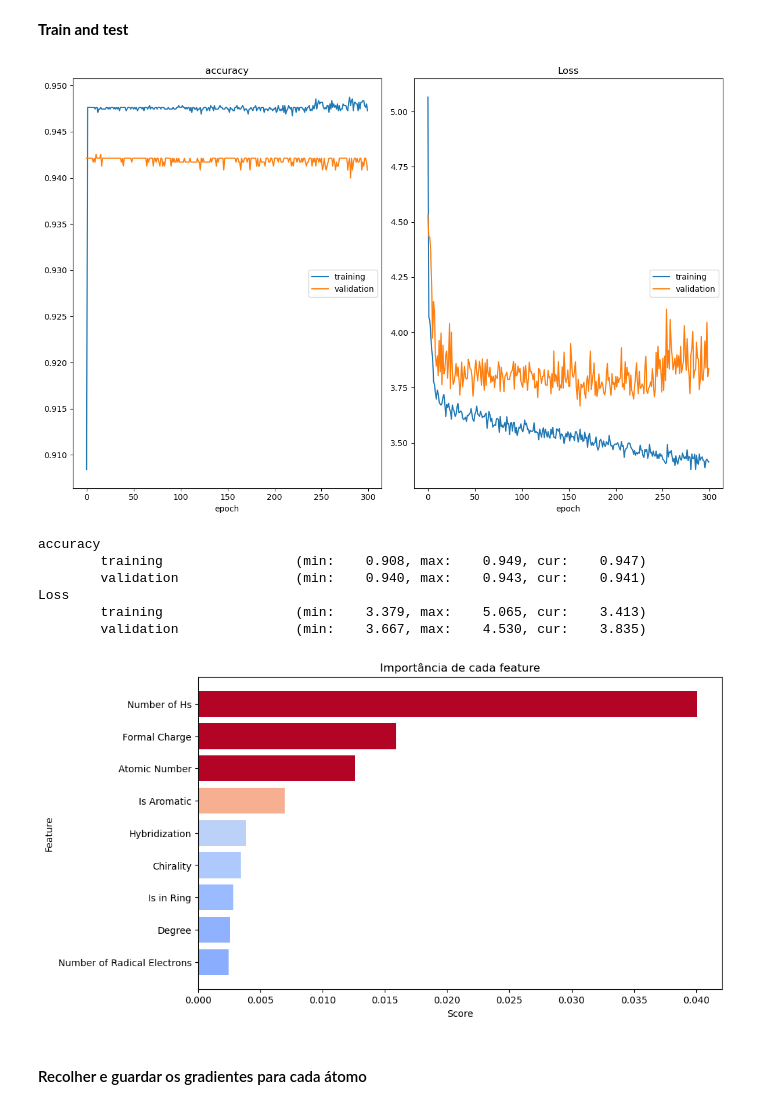
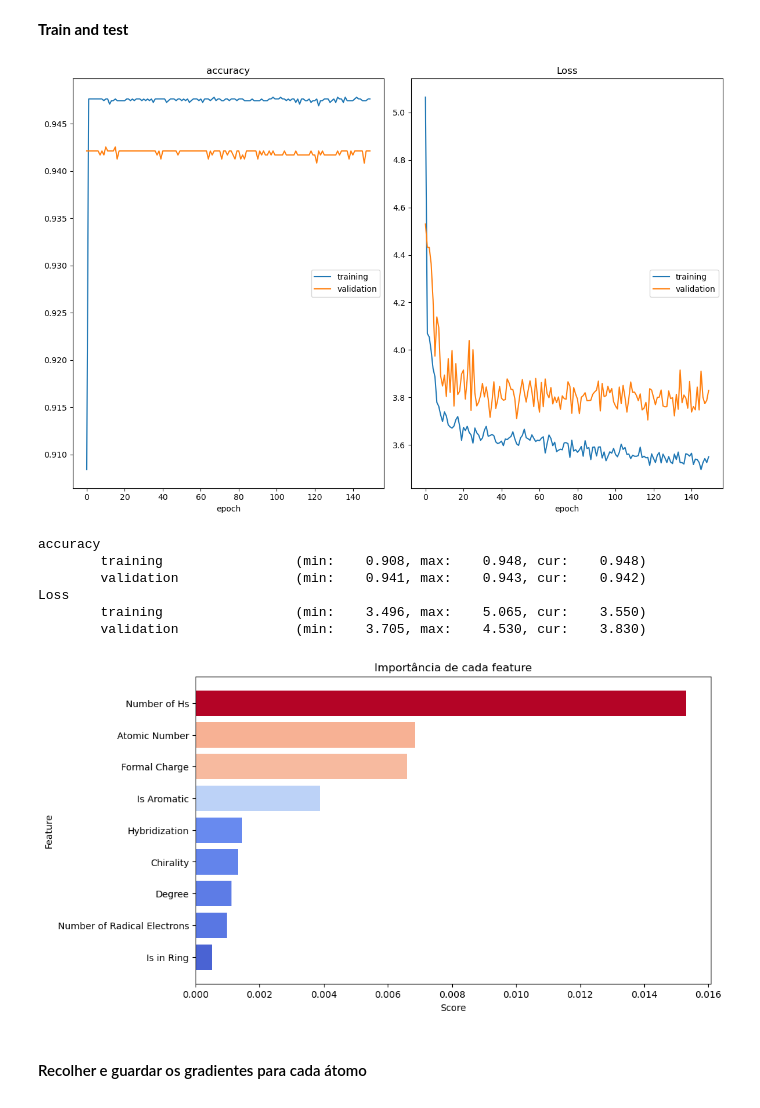
Before and after one commit to BernardGeorges/ProjetoAP, a Jupyter notebook: chemical_interaction.ipynb, the cells around one changed output. Drawn from its saved outputs; the diff is of its cells as text; code cells hidden in the pictures.

```diff
--- a/chemical_interaction.ipynb
+++ b/chemical_interaction.ipynb
@@ -217,6 +220,7 @@ from torch_geometric.data import Data
 def molecule_to_graph(strsmiles,label,mol):
 
     xs = []
+    additional_properties = []
 
     for atom in mol.GetAtoms():
 
@@ -250,7 +254,7 @@ def molecule_to_graph(strsmiles,label,mol):
 
     edge_index = torch.tensor(edge_indices)
     edge_index = edge_index.t().to(torch.long).view(2, -1)
-    edge_attr = torch.tensor(edge_attrs, dtype=torch.long).view(-1, 3)
+    edge_attr = torch.tensor(edge_attrs, dtype=torch.float).view(-1, 3)
 
     label = torch.tensor(label, dtype=torch.long)
 
@@ -260,6 +264,20 @@ def molecule_to_graph(strsmiles,label,mol):
 
     data = Data(x=x, edge_index=edge_index, edge_attr=edge_attr, y = label, smiles=strsmiles)
 
+    additional_properties.append(getAtrValue("NR-AR",data.smiles))
+    additional_properties.append(getAtrValue("NR-AR-LBD",data.smiles))
+    additional_properties.append(getAtrValue("NR-AhR",data.smiles))
+    additional_properties.append(getAtrValue("NR-Aromatase",data.smiles))
+    additional_properties.append(getAtrValue("NR-ER",data.smiles))
+    additional_properties.append(getAtrValue("NR-ER-LBD",data.smiles))
+    additional_properties.append(getAtrValue("NR-PPAR-gamma",data.smiles))
+    additional_properties.append(getAtrValue("SR-ARE",data.smiles))
+    additional_properties.append(getAtrValue("SR-ATAD5",data.smiles))
+    additional_properties.append(getAtrValue("SR-HSE",data.smiles))
+    additional_properties.append(getAtrValue("SR-MMP",data.smiles))
+    additional_properties = torch.tensor(additional_properties, dtype=torch.long).view(-1, 11)
+
+    data.additionalproperties = additional_properties
     return data
 # %%
 process_func = lambda mols: molecule_to_graph(mols['smiles'], mols['SR-p53'], Chem.MolFromSmiles(mols['smiles']))
@@ -397,7 +415,7 @@ from torch.nn import CrossEntropyLoss
 from os.path import exists
 
 
-epochs = 300
+epochs = 150
 optimizer = Adam(gcn_model.parameters(),lr=0.001)
 loss_func = CrossEntropyLoss()
 print(gcn_model)
@@ -414,17 +432,17 @@ if(file_exists==False):
 else:
     gcn_model= torch.load('gcnmodel.pth')
 # %% [output]
-[figure, old version]
+[figure, new version]
 accuracy
-        training                 (min:    0.908, max:    0.949, cur:    0.947)
-        validation               (min:    0.940, max:    0.943, cur:    0.941)
+        training                 (min:    0.908, max:    0.948, cur:    0.948)
+        validation               (min:    0.941, max:    0.943, cur:    0.942)
 Loss
-        training                 (min:    3.379, max:    5.065, cur:    3.413)
-        validation               (min:    3.667, max:    4.530, cur:    3.835)
+        training                 (min:    3.496, max:    5.065, cur:    3.550)
+        validation               (min:    3.705, max:    4.530, cur:    3.830)
 # %%
 listoflistsmiles = []
 def compute_feature_importance(loader, model, loss_func):
-    batch_impfeature=torch.zeros((len(loader.dataset), model.input.size(1)))
+    #batch_impfeature=torch.zeros((len(loader.dataset), model.input.size(1)))
     i=0
     feature_importance = torch.zeros(model.input.size(1))
     model.eval()
@@ -437,34 +455,34 @@ def compute_feature_importance(loader, model, loss_func):
         loss = loss_func(outputs, labels)
         listoflistsmiles.append(data.smiles)
         loss.backward()
-        batch_impfeature = inputs.grad
+
         i += 1
         feature_importance += torch.abs(inputs.grad).sum(dim=0)
 
     feature_importance /= len(loader.dataset)
-    return feature_importance, batch_impfeature
+    return feature_importance
 # %%
 import matplotlib.pyplot as plt
 
-feature_importance,cena = compute_feature_importance(test_loader, gcn_model, loss_func)
+feature_importance = compute_feature_importance(test_loader, gcn_model, loss_func)
 
 feature_names = ['Atomic Number', 'Chirality', 'Degree', 'Formal Charge','Number of Hs', 'Number of Radical Electrons', 'Hybridization', 'Is Aromatic', 'Is in Ring']
 sorted_indices = feature_importance.argsort(descending=True)
 sorted_features = [feature_names[i-1] for i in sorted_indices]
 sorted_scores = feature_importance[sorted_indices]
 cmap = plt.get_cmap('coolwarm')
 
 barcolors = [cmap(score*100) for score in sorted_scores]
 
 plt.figure(figsize=(10, 6))
 plt.barh(sorted_features, sorted_scores, color=barcolors)
 plt.xlabel('Score')
 plt.ylabel('Feature')
 plt.title('Importância de cada feature')
 plt.gca().invert_yaxis()
 plt.show()
 # %% [output]
-[figure, old version]
+[figure, new version]
 # %% [markdown]
 #### Recolher e guardar os gradientes para cada átomo
 # %%
```
Also changed, not shown: parts of 12 cells of this notebook, 22 other files.
